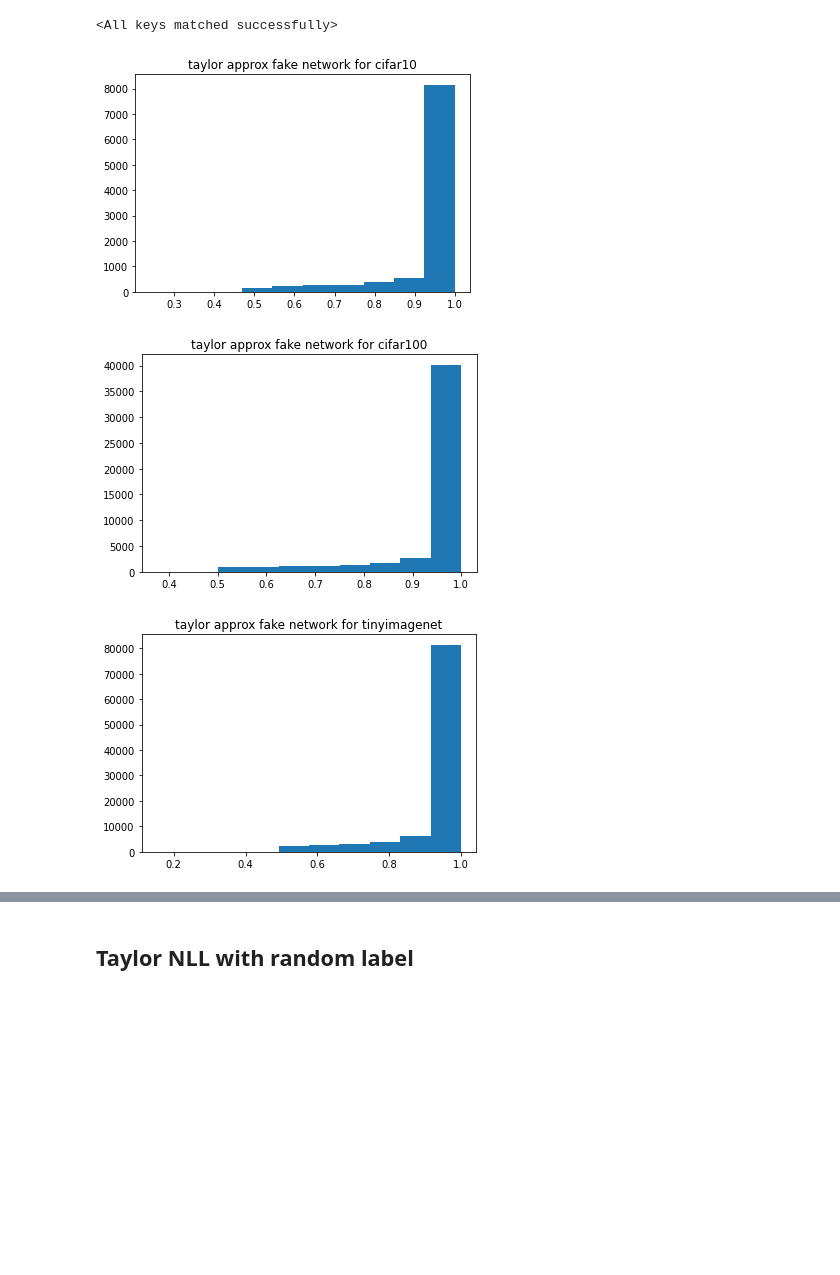
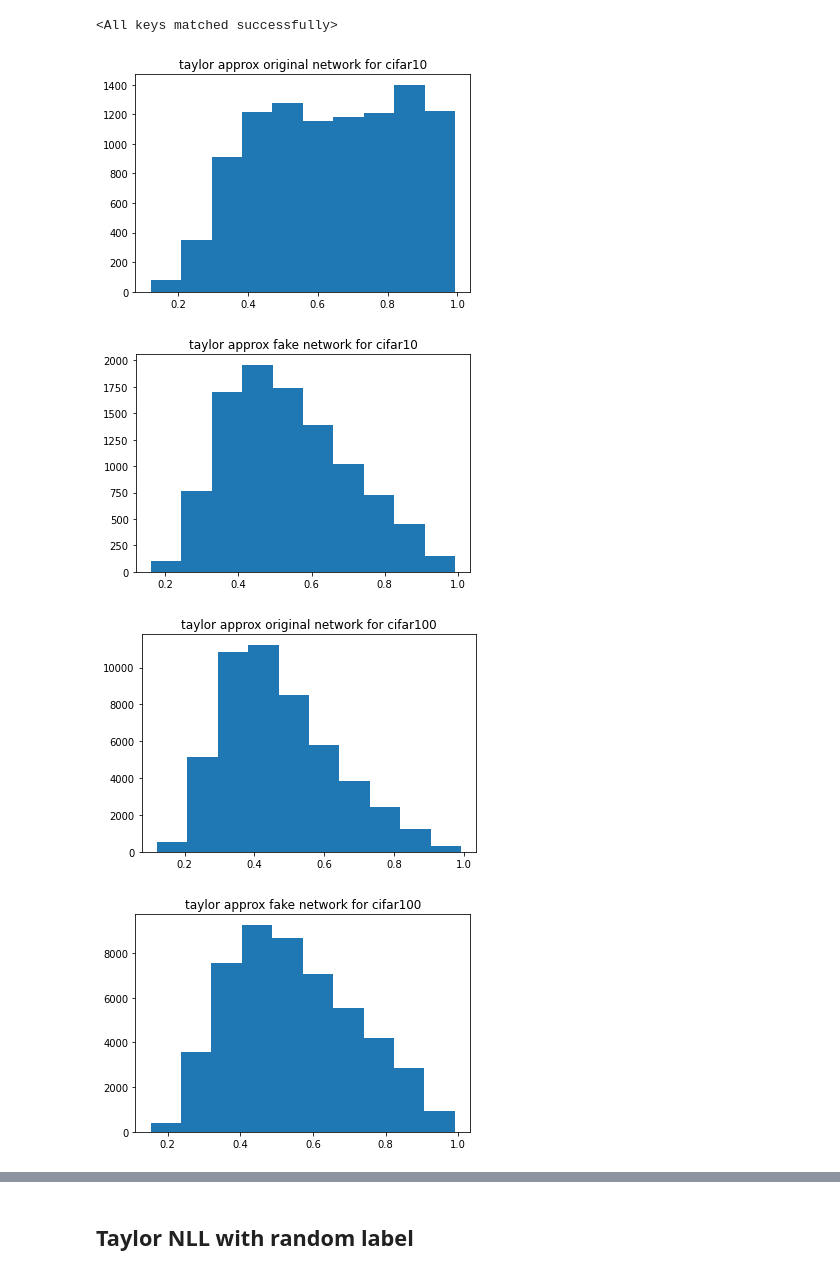
Before and after one commit to psr6275/HEDL_inference, a Jupyter notebook: codes/220222_cifar10-taylor.ipynb, the cells around one changed output, grey strips where cells are left out. Cells and saved outputs as stored; diff of their text form; code cells hidden in the pictures; blank space fills up the shorter version.

```diff
--- a/codes/220222_cifar10-taylor.ipynb
+++ b/codes/220222_cifar10-taylor.ipynb
@@ -11,19 +11,21 @@ classes = ('plane', 'car', 'bird', 'cat', 'deer',
            'dog', 'frog', 'horse', 'ship', 'truck')
 # %%
 # load cifar10 data
-trainloader, testloader = load_cifar10()
+trainloader, testloader = load_cifar10(data_dir="../data/cifar10", batch_size=128,
+                                       test_batch = 128,train_shuffle=True)
 # %% [output]
 Files already downloaded and verified
 Files already downloaded and verified
 # %%
 # load dataloader for steal
-stealloader,_ = load_cifar100()
+stealloader,_ = load_cifar100(data_dir="../data/cifar100", batch_size=128, train_shuffle=False)
 # %% [output]
 Files already downloaded and verified
 Files already downloaded and verified
 # %%
 # load tinyimagenet for outlier exposure
-outlier_loader = load_tinyimagenet()
+outlier_loader = load_tinyimagenet(data_dir="../data/tiny-imagenet-200",
+                                   batch_size=128, train_shuffle=True)
 # %% [markdown]
 # Train Model
 # %%
@@ -51,7 +52,8 @@ Loss
 ### load trained model
 # %%
 import os
-net.load_state_dict(torch.load(os.path.join("../results","cifar_orig_net.pth")))
+net = Net()
+net.load_state_dict(torch.load(os.path.join("../results","net_taylor.pth")))
 # %% [output]
 <All keys matched successfully>
 # %% [markdown]
@@ -152,10 +163,17 @@ fake_swd.load_state_dict(torch.load(os.path.join("../results","cifar_fake_taylor
 # %% [output]
 <All keys matched successfully>
 # %%
+from utils import maxclass_hist, prediction_hist
+maxclass_hist(testloader, net, device, plt_title="taylor approx original network for cifar10")
 maxclass_hist(testloader, fake_swd, device, plt_title="taylor approx fake network for cifar10")
+
+maxclass_hist(stealloader, net, device, plt_title="taylor approx original network for cifar100")
 maxclass_hist(stealloader, fake_swd, device, plt_title="taylor approx fake network for cifar100")
+
+maxclass_hist(outlier_loader, net, device, plt_title="taylor approx original network for tinyimagenet")
 maxclass_hist(outlier_loader, fake_swd, device, plt_title="taylor approx fake network for tinyimagenet")
 # %% [output]
-[figure, old version]
+[figure, new version]
-[figure, old version]
+[figure, new version]
-[figure, old version]
+[figure, new version]
+[figure, added]
```
Also changed, not shown: parts of 22 cells of this notebook, 9 other files.
